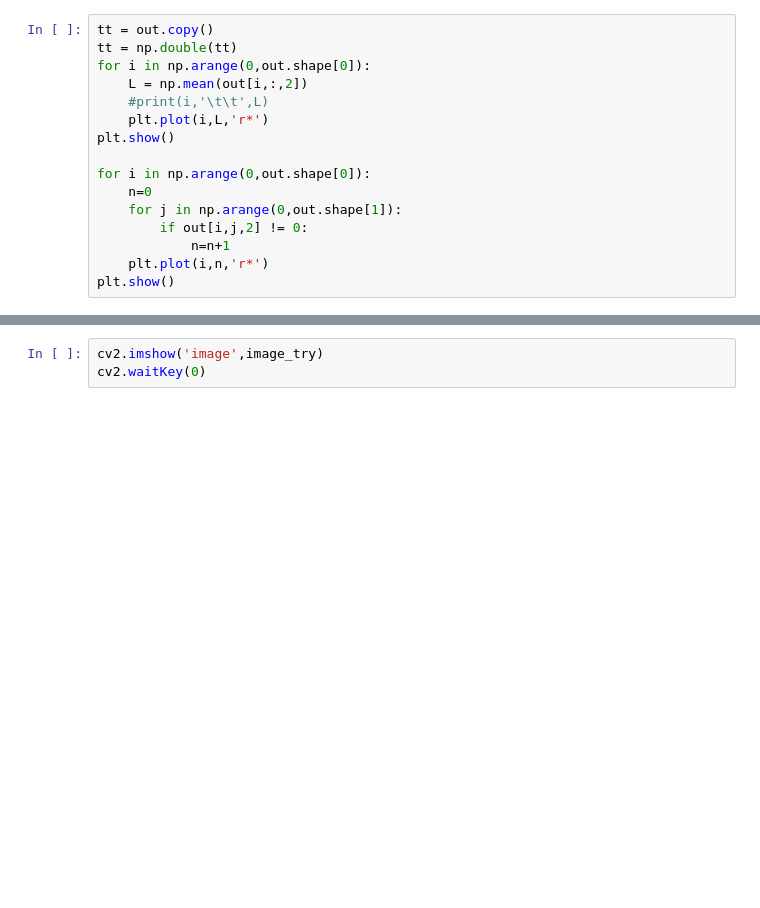
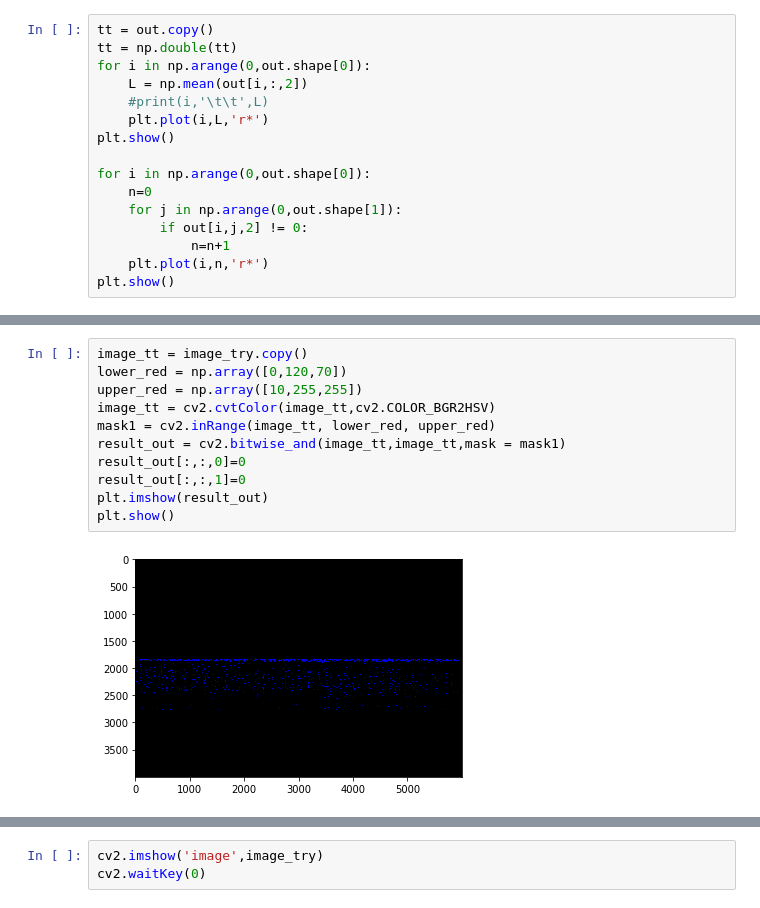
Before and after one commit to castrolin/image_proces, a Jupyter notebook: Combine_Figure.ipynb, the cells around one changed output, grey strips where cells are left out. Drawn from its saved outputs; the diff is of its cells as text; blank space fills up the shorter version.

```diff
--- a/Combine_Figure.ipynb
+++ b/Combine_Figure.ipynb
@@ -116,0 +157,13 @@ plt.show()
+# %%
+image_tt = image_try.copy()
+lower_red = np.array([0,120,70])
+upper_red = np.array([10,255,255])
+image_tt = cv2.cvtColor(image_tt,cv2.COLOR_BGR2HSV)
+mask1 = cv2.inRange(image_tt, lower_red, upper_red)
+result_out = cv2.bitwise_and(image_tt,image_tt,mask = mask1)
+result_out[:,:,0]=0
+result_out[:,:,1]=0
+plt.imshow(result_out)
+plt.show()
+# %% [output]
+[figure, added]
```
Also changed, not shown: parts of 7 cells of this notebook, 2 other files.
